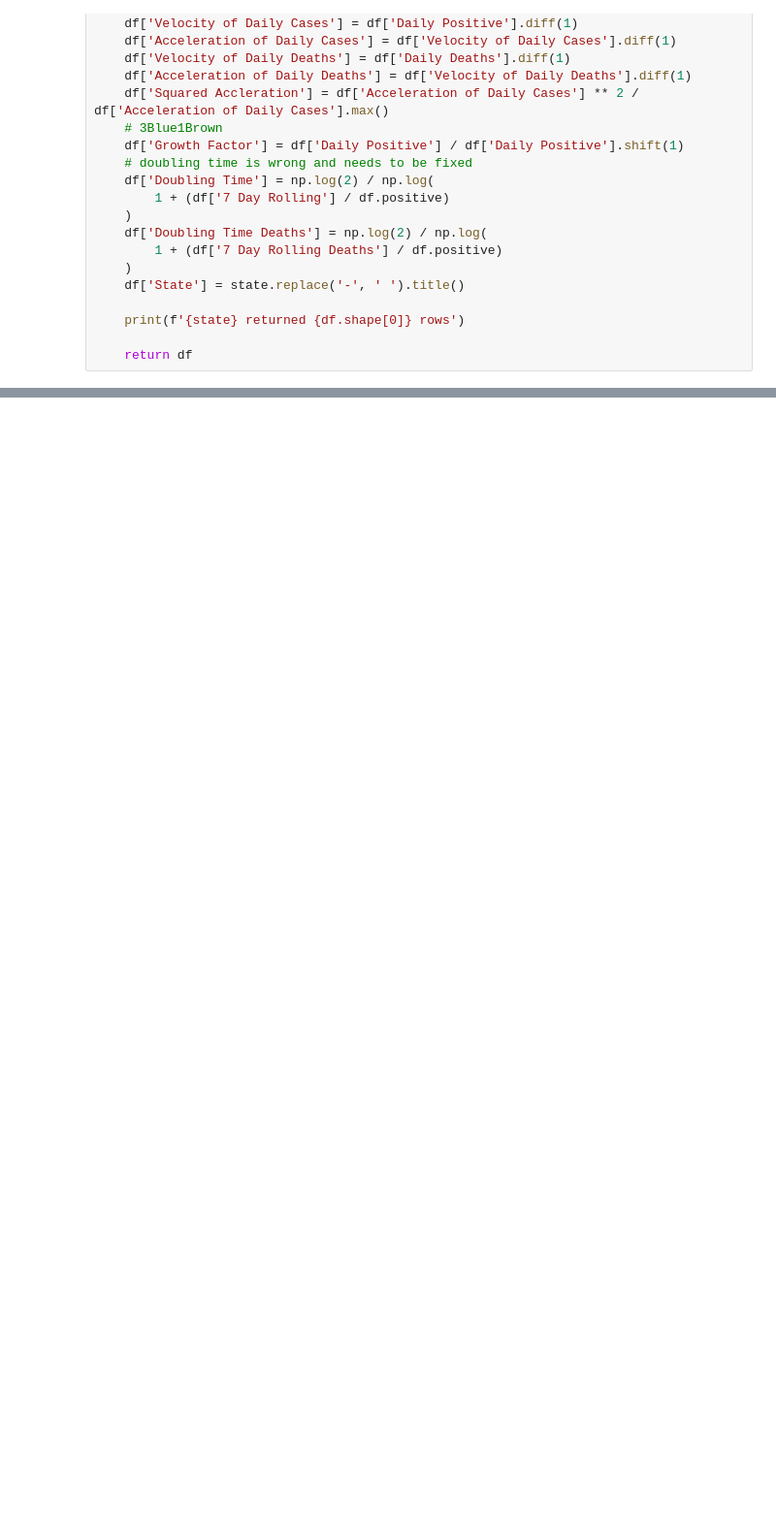
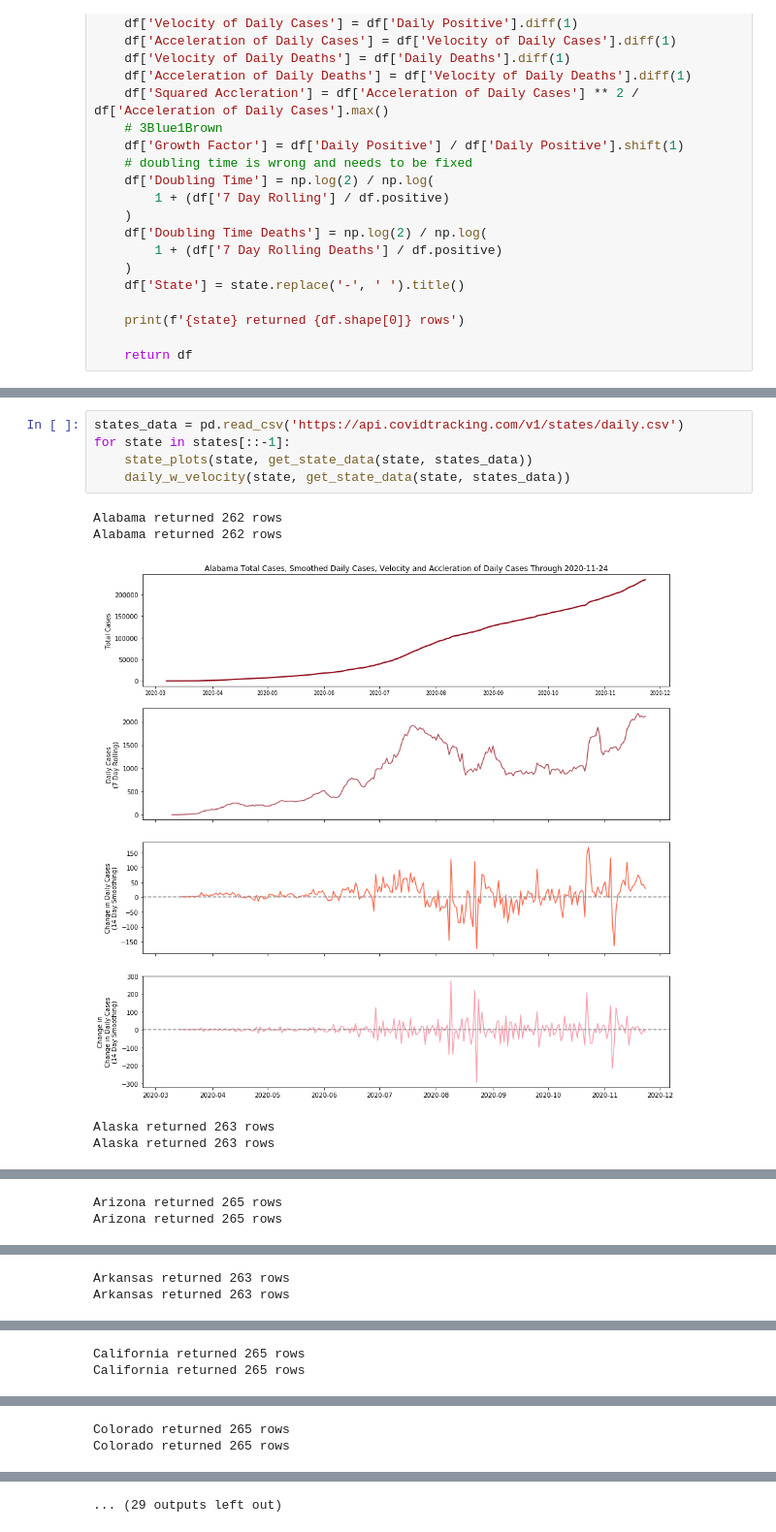
Before and after one commit to kaumaron/NJcomCOVIDData, a Jupyter notebook: NJcomCOVIDExtract-Timeseries.ipynb, the cells around one changed output, grey strips where cells are left out. Shown at 97% size. Drawn from its saved outputs; the diff is of its cells as text; blank space fills up the shorter version.

```diff
--- a/NJcomCOVIDExtract-Timeseries.ipynb
+++ b/NJcomCOVIDExtract-Timeseries.ipynb
@@ -250,0 +262,11 @@ def get_state_data(state, states_data):
+# %%
+states_data = pd.read_csv('https://api.covidtracking.com/v1/states/daily.csv')
+for state in states[::-1]:
+    state_plots(state, get_state_data(state, states_data))
+    daily_w_velocity(state, get_state_data(state, states_data))
+# %% [output]
+Alabama returned 262 rows
+Alabama returned 262 rows
+[figure, added]
+Alaska returned 263 rows
+Alaska returned 263 rows
@@ -250,0 +274,2 @@ def get_state_data(state, states_data):
+Arizona returned 265 rows
+Arizona returned 265 rows
@@ -250,0 +277,2 @@ def get_state_data(state, states_data):
+Arkansas returned 263 rows
+Arkansas returned 263 rows
@@ -250,0 +280,2 @@ def get_state_data(state, states_data):
+California returned 265 rows
+California returned 265 rows
@@ -250,0 +283,2 @@ def get_state_data(state, states_data):
+Colorado returned 265 rows
+Colorado returned 265 rows
@@ -250,0 +286 @@ def get_state_data(state, states_data):
+... (29 outputs left out)
```
Also changed, not shown: parts of 37 cells of this notebook.
